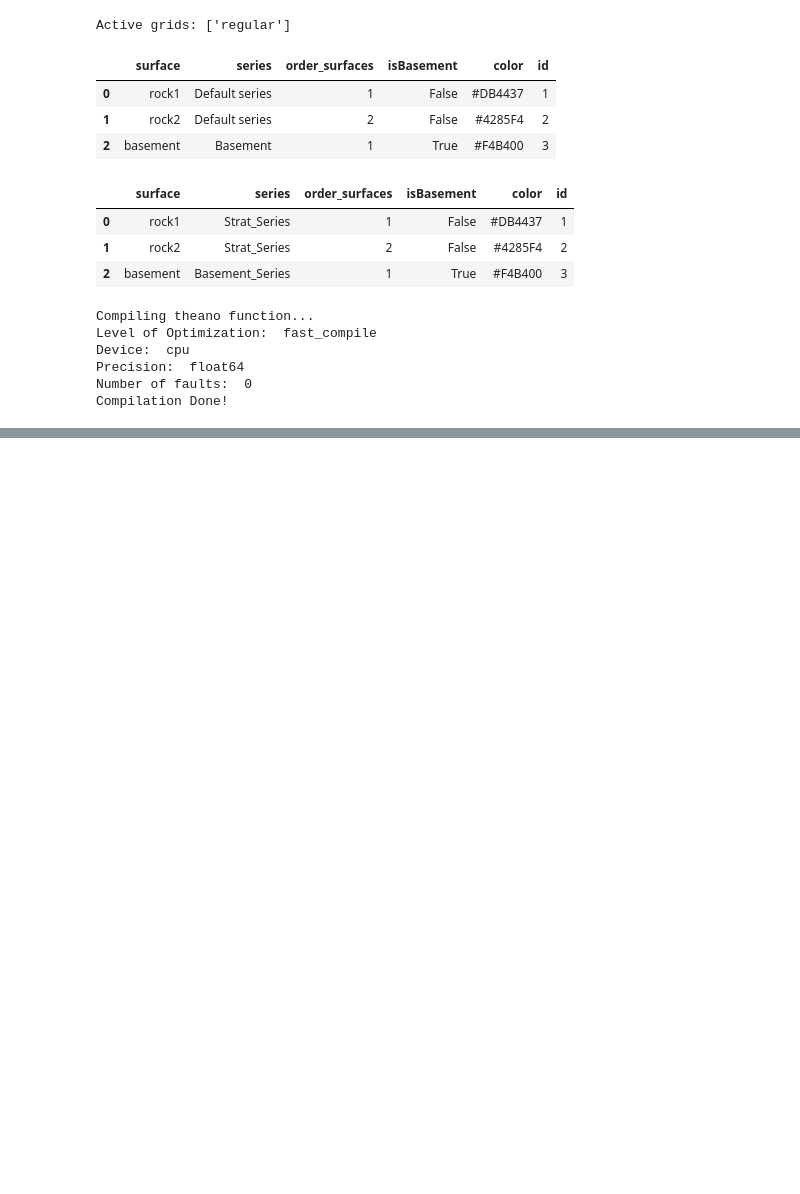
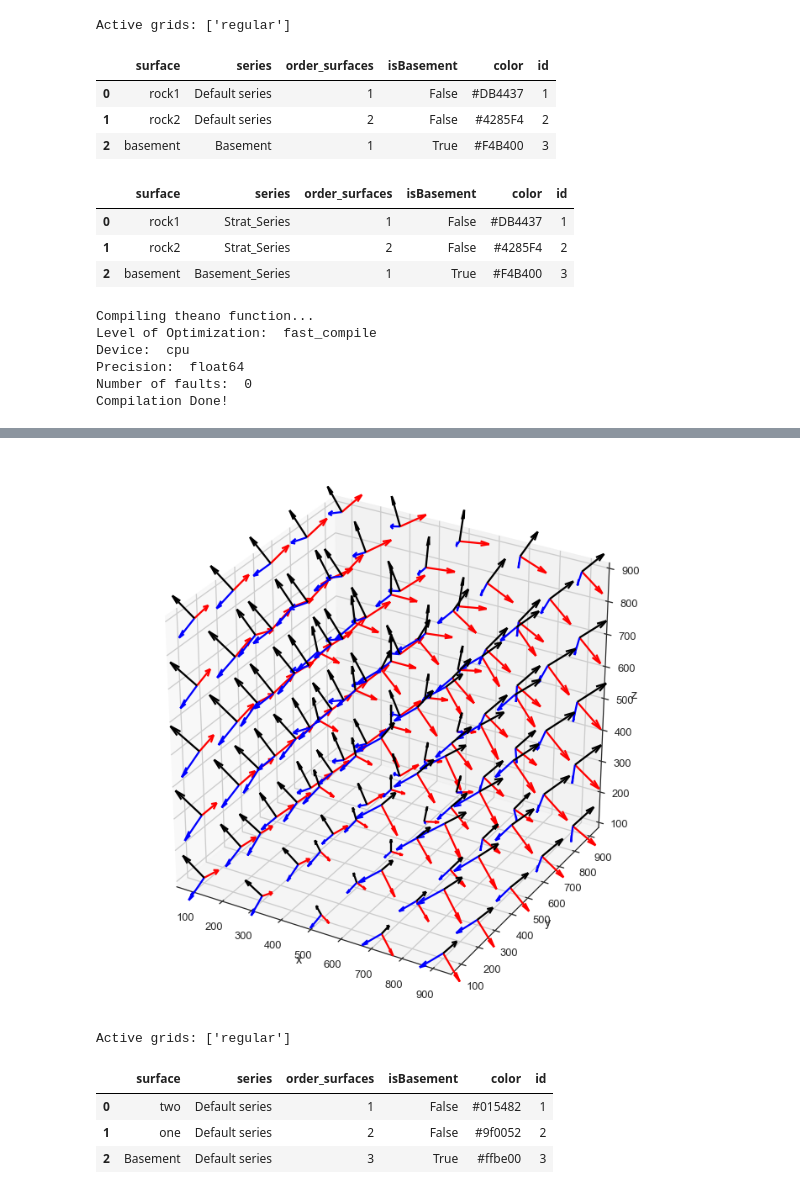
Before and after one commit to rubensdmp/gempy, a Jupyter notebook: notebooks/experimental/kriging_examples/Distances tests.ipynb, the cells around one changed output, grey strips where cells are left out. Saved outputs shown, nothing was run; the diff lists cells and outputs as text; code cells hidden in the pictures; blank space fills up the shorter version.

Commit message:
- scalar field and gradient operations - tests for pyvista visualization of scalar and gradient field

```diff
--- a/notebooks/experimental/kriging_examples/Distances tests.ipynb
+++ b/notebooks/experimental/kriging_examples/Distances tests.ipynb
@@ -14,3 +16,6 @@ from mpl_toolkits.mplot3d import Axes3D
 # %%
 os.pardir = '../..'
+# %%
+res = [5,5,5]
+dim = 3
 # %%
@@ -313,0 +152,57 @@ TypeError: compute_model() got multiple values for keyword argument 'set_solutio
+# %%
+vectors, X, Y, Z = get_gradient(sol)
+rot_vectors_x, rot_vectors_y = rotate_gradient_field(vectors)
+# %%
+gx = vectors[:,0].reshape(res)
+gy = vectors[:,1].reshape(res)
+gz = vectors[:,2].reshape(res)
+
+gx_x = rot_vectors_x[:,0].reshape(res)
+gy_x = rot_vectors_x[:,1].reshape(res)
+gz_x = rot_vectors_x[:,2].reshape(res)
+
+gx_y = rot_vectors_y[:,0].reshape(res)
+gy_y = rot_vectors_y[:,1].reshape(res)
+gz_y = rot_vectors_y[:,2].reshape(res)
+# %%
+# figure out pyvista version of this ...
+
+#%matplotlib notebook
+%matplotlib inline
+
+# This somehow works for the x direction, but more clear way wath propper vector rotation should be nicer
+fig = plt.figure(figsize=(12,12))
+ax = fig.gca(projection='3d')
+#ax.scatter(sol.grid.regular_grid.values[:,0], sol.grid.regular_grid.values[:,1],sol.grid.regular_grid.values[:,2], c=sol.lith_block, cmap='viridis')
+
+# switch to naming convention, scale
+factor=500
+
+u=gx*factor
+v=gy*factor
+w=gz*factor
+
+u_x=gx_x*factor
+v_x=gy_x*factor
+w_x=gz_x*factor
+
+u_y=gx_y*factor
+v_y=gy_y*factor
+w_y=gz_y*factor
+
+ax.set_xlabel('x')
+ax.set_ylabel('y')
+ax.set_zlabel('z')
+
+# plot arrows
+# main(z)
+ax.quiver(X, Y, Z, u, v, w, color='black')
+# x direction
+ax.quiver(X, Y, Z, u_x, v_x, w_x, color='red')
+# y direction
+ax.quiver(X, Y, Z, u_y, v_y, w_y, color='blue')
+
+plt.show()
+#ax.view_init(90,0)
+# %% [output]
+[figure, added]
@@ -313,0 +211,16 @@ TypeError: compute_model() got multiple values for keyword argument 'set_solutio
+# %%
+# set resolution, extent and input data
+geo_data2 = gp.create_data([0,1000,0,1000,0,1000],resolution=[25,25,25])
+                        #path_o = os.pardir+"/data/input_data/jan_models/model2b_orientations.csv",
+                        #path_i = os.pardir+"/data/input_data/jan_models/model2b_surface_points.csv")
+# %% [output]
+Active grids: ['regular']
+# %%
+geo_data2.add_surfaces("two")
+geo_data2.add_surfaces("one")
+geo_data2.add_surfaces("Basement")
+# %% [output]
+|  | surface | series | order_surfaces | isBasement | color | id |
+| 0 | two | Default series | 1 | False | #015482 | 1 |
+| 1 | one | Default series | 2 | False | #9f0052 | 2 |
+| 2 | Basement | Default series | 3 | True | #ffbe00 | 3 |
```
Also changed, not shown: parts of 60 cells of this notebook.
